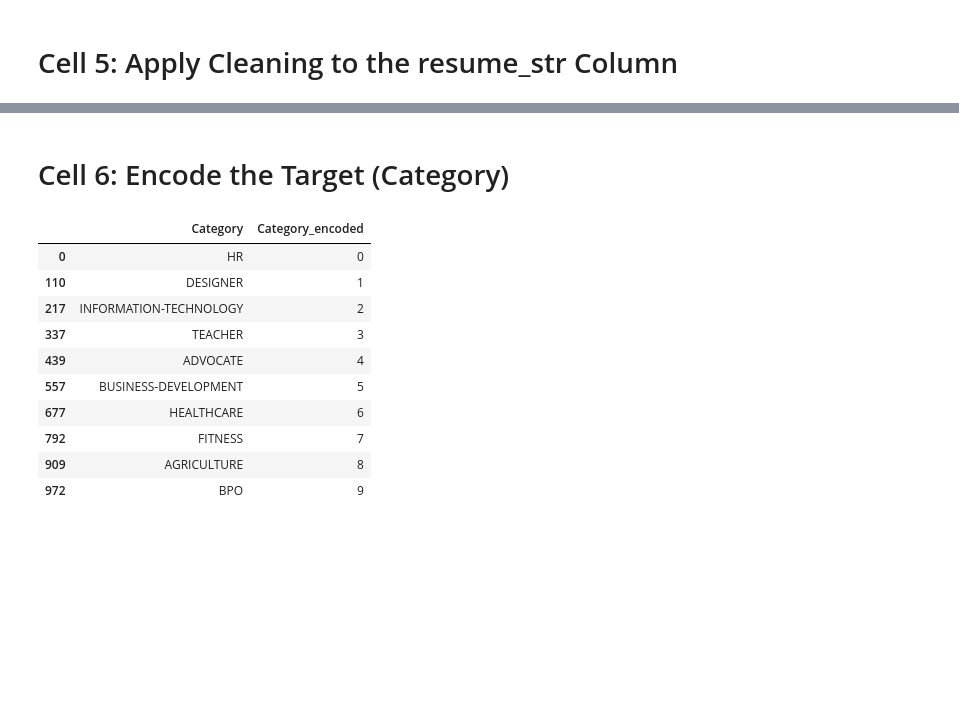
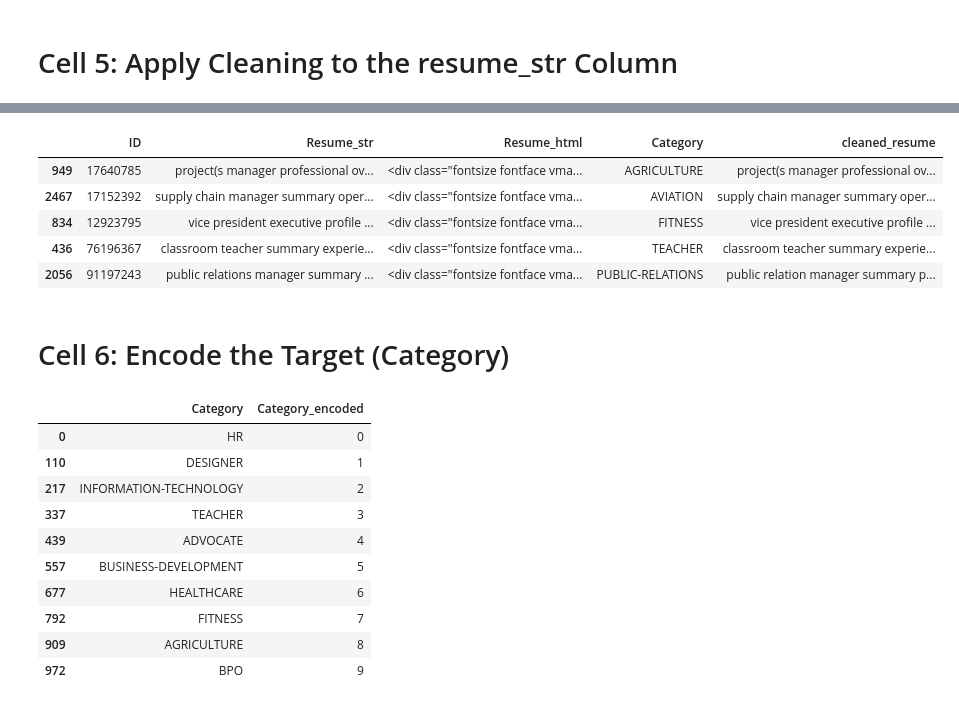
Before and after one commit to RapaDewan/CSE499B, a Jupyter notebook: (R)CSE499B ML_Logis_Reg.ipynb, the cells around one changed output, grey strips where cells are left out. Cells and saved outputs as stored; diff of their text form; code cells hidden in the pictures; blank space fills up the shorter version.

```diff
--- a/(R)CSE499B ML_Logis_Reg.ipynb
+++ b/(R)CSE499B ML_Logis_Reg.ipynb
@@ -130,3 +202,12 @@ df[['Resume_str', 'cleaned_resume']].head()
+# %%
+df.sample(5)
+# %% [output]
+|  | ID | Resume_str | Resume_html | Category | cleaned_resume |
+| 949 | 17640785 | project(s manager professional ov... | <div class="fontsize fontface vma... | AGRICULTURE | project(s manager professional ov... |
+| 2467 | 17152392 | supply chain manager summary oper... | <div class="fontsize fontface vma... | AVIATION | supply chain manager summary oper... |
+| 834 | 12923795 | vice president executive profile ... | <div class="fontsize fontface vma... | FITNESS | vice president executive profile ... |
+| 436 | 76196367 | classroom teacher summary experie... | <div class="fontsize fontface vma... | TEACHER | classroom teacher summary experie... |
+| 2056 | 91197243 | public relations manager summary ... | <div class="fontsize fontface vma... | PUBLIC-RELATIONS | public relation manager summary p... |
 # %% [markdown]
 # Cell 6: Encode the Target (Category)
 # %%
```
Also changed, not shown: parts of 13 cells of this notebook.
